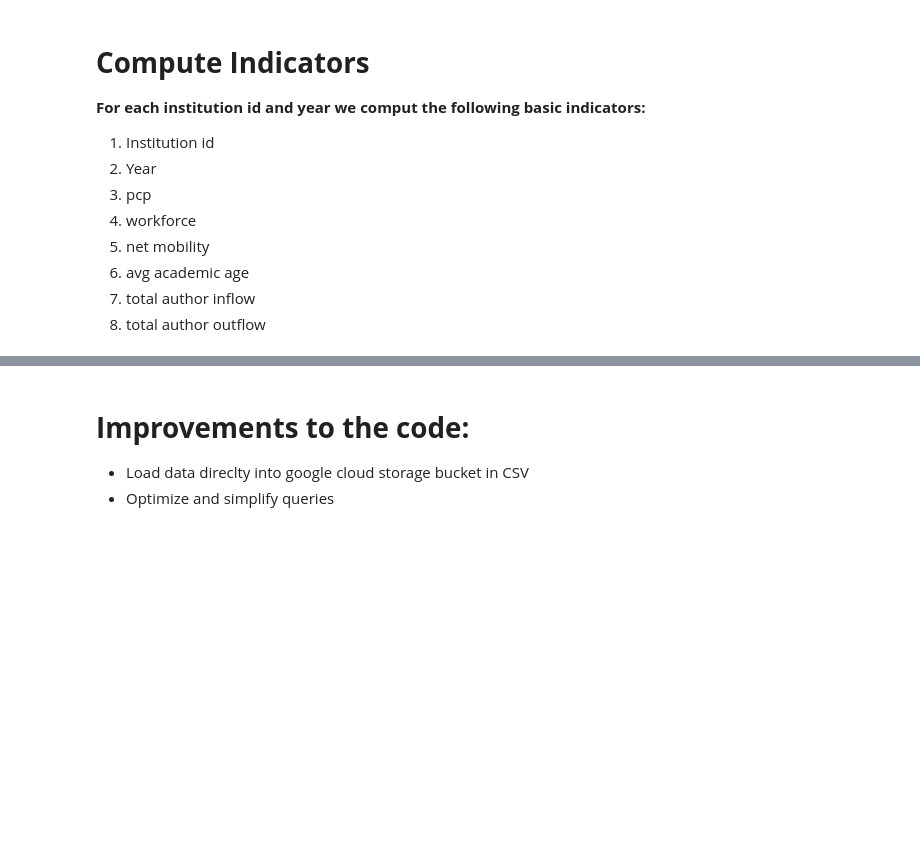
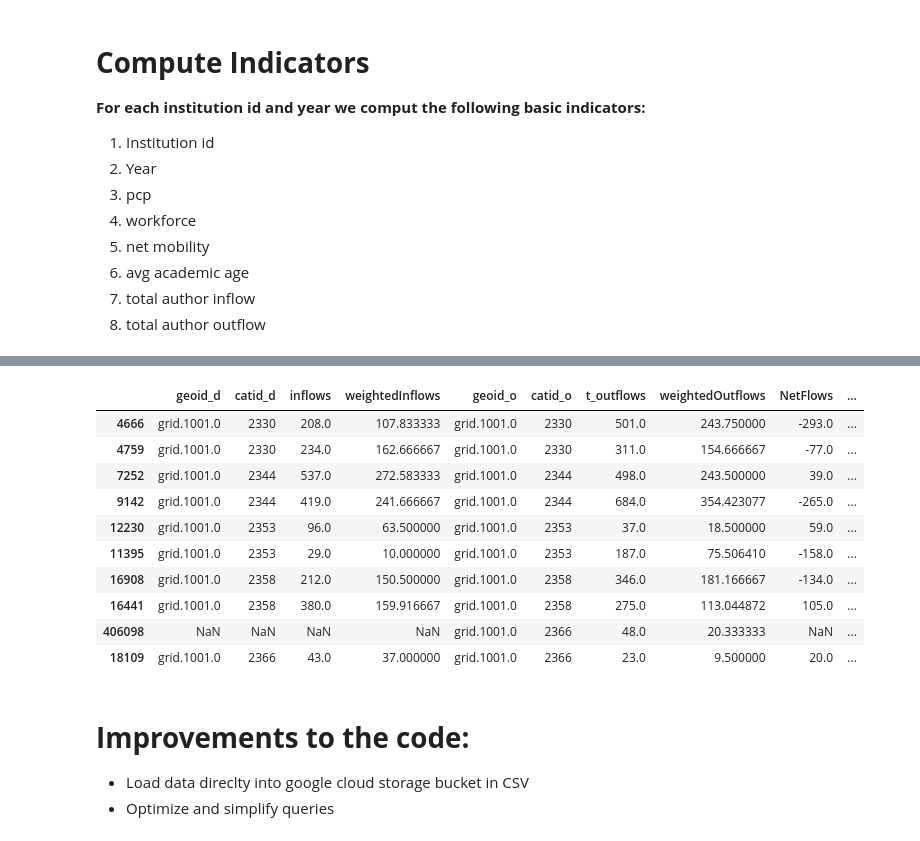
Before and after one commit to complexity-science-hub/SciFlows, a Jupyter notebook: Flows_test_2000_2002_FOR.ipynb, the cells around one changed output, grey strips where cells are left out. Cells and saved outputs as stored; diff of their text form; code cells hidden in the pictures; blank space fills up the shorter version.

```diff
--- a/Flows_test_2000_2002_FOR.ipynb
+++ b/Flows_test_2000_2002_FOR.ipynb
@@ -508,3 +610,43 @@ create table cshdimensionstest.test.total_inflows_00_02 as
+# %%
+# merge the inflows and outflows dataframe
+result = pd.merge(inflows
+                  , outflows
+                  , how="outer"
+                  , left_on=["geoid_d", "catid_d", "date_d"]
+                  , right_on=["geoid_o", "catid_o", "date_d"]
+                  ).reset_index(drop = True)
+def diff(a, b):
+    return b - a
+
+result["net_mobility"] = result['inflows'] - result['t_outflows']
+result["weighted_net_mobility"] = result['weightedInflows'] - result['t_weightedOutflows']
+#result.sort_values(["geoid_o", "catid_o", "date_d"]).head(10)
+flow_ind = result.rename(columns = {'date_d': 'MoveYear'
+                         , 't_ouflows': 'outflows'
+                         , 't_weightedOutflows': 'weightedOutflows'
+                         , 'date_range_x':'Range'
+                         , 'net_mobility':'NetFlows'
+                         , 'weighted_net_mobility': 'WeightedNetFlows'}) \
+                         [['geoid_d', 'catid_d', 'inflows', 'weightedInflows'\
+                           ,'geoid_o', 'catid_o', 't_outflows', 'weightedOutflows'\
+                           , 'NetFlows', 'WeightedNetFlows', 'MoveYear', 'Range']]
+
+# save the indicators to a csv file
+#flow_ind.to_csv('Flows_indicators.csv')
+#files.download('Flows_indicators.csv')
+flow_ind.sort_values(["geoid_o", "catid_o", "MoveYear"]).head(10)
+# %% [output]
+|  | geoid_d | catid_d | inflows | weightedInflows | geoid_o | catid_o | t_outflows | weightedOutflows | NetFlows | ... |
+| 4666 | grid.1001.0 | 2330 | 208.0 | 107.833333 | grid.1001.0 | 2330 | 501.0 | 243.750000 | -293.0 | ... |
+| 4759 | grid.1001.0 | 2330 | 234.0 | 162.666667 | grid.1001.0 | 2330 | 311.0 | 154.666667 | -77.0 | ... |
+| 7252 | grid.1001.0 | 2344 | 537.0 | 272.583333 | grid.1001.0 | 2344 | 498.0 | 243.500000 | 39.0 | ... |
+| 9142 | grid.1001.0 | 2344 | 419.0 | 241.666667 | grid.1001.0 | 2344 | 684.0 | 354.423077 | -265.0 | ... |
+| 12230 | grid.1001.0 | 2353 | 96.0 | 63.500000 | grid.1001.0 | 2353 | 37.0 | 18.500000 | 59.0 | ... |
+| 11395 | grid.1001.0 | 2353 | 29.0 | 10.000000 | grid.1001.0 | 2353 | 187.0 | 75.506410 | -158.0 | ... |
+| 16908 | grid.1001.0 | 2358 | 212.0 | 150.500000 | grid.1001.0 | 2358 | 346.0 | 181.166667 | -134.0 | ... |
+| 16441 | grid.1001.0 | 2358 | 380.0 | 159.916667 | grid.1001.0 | 2358 | 275.0 | 113.044872 | 105.0 | ... |
+| 406098 | NaN | NaN | NaN | NaN | grid.1001.0 | 2366 | 48.0 | 20.333333 | NaN | ... |
+| 18109 | grid.1001.0 | 2366 | 43.0 | 37.000000 | grid.1001.0 | 2366 | 23.0 | 9.500000 | 20.0 | ... |
 # %% [markdown]
 # **Improvements to the code:**
 
```
Also changed, not shown: parts of 17 cells of this notebook.
